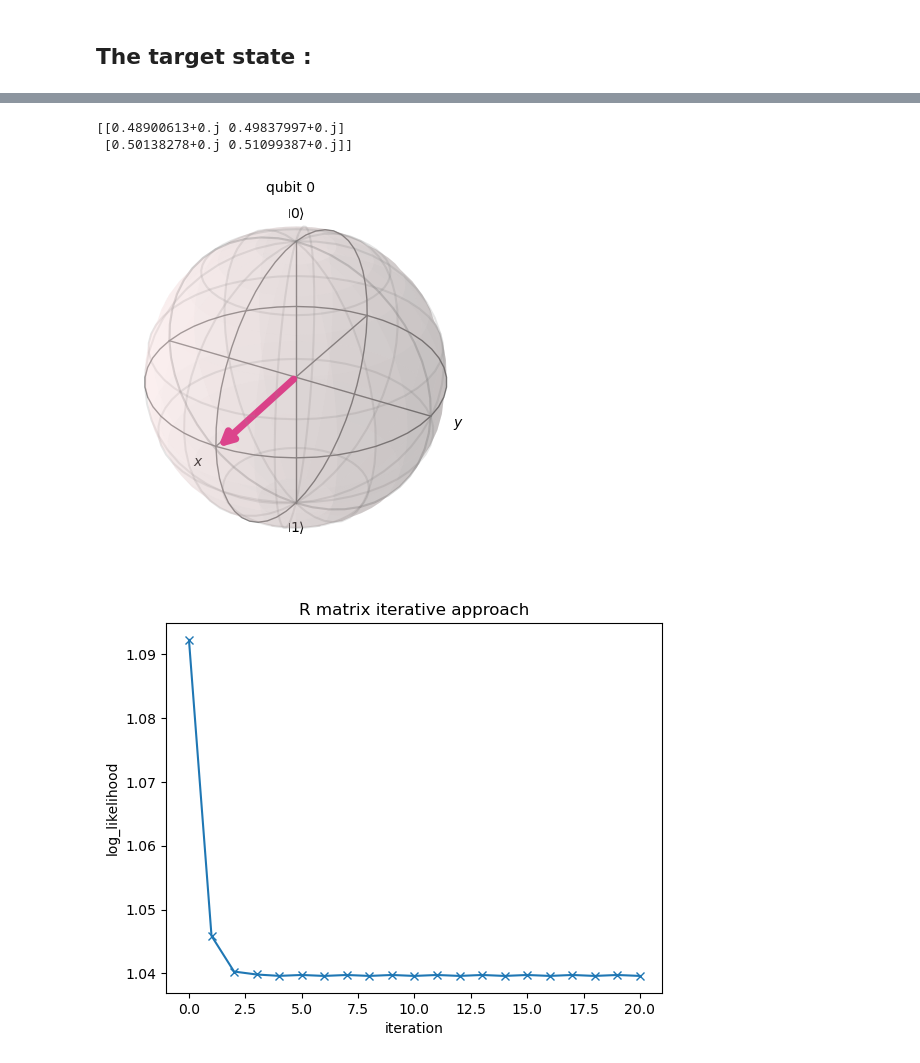
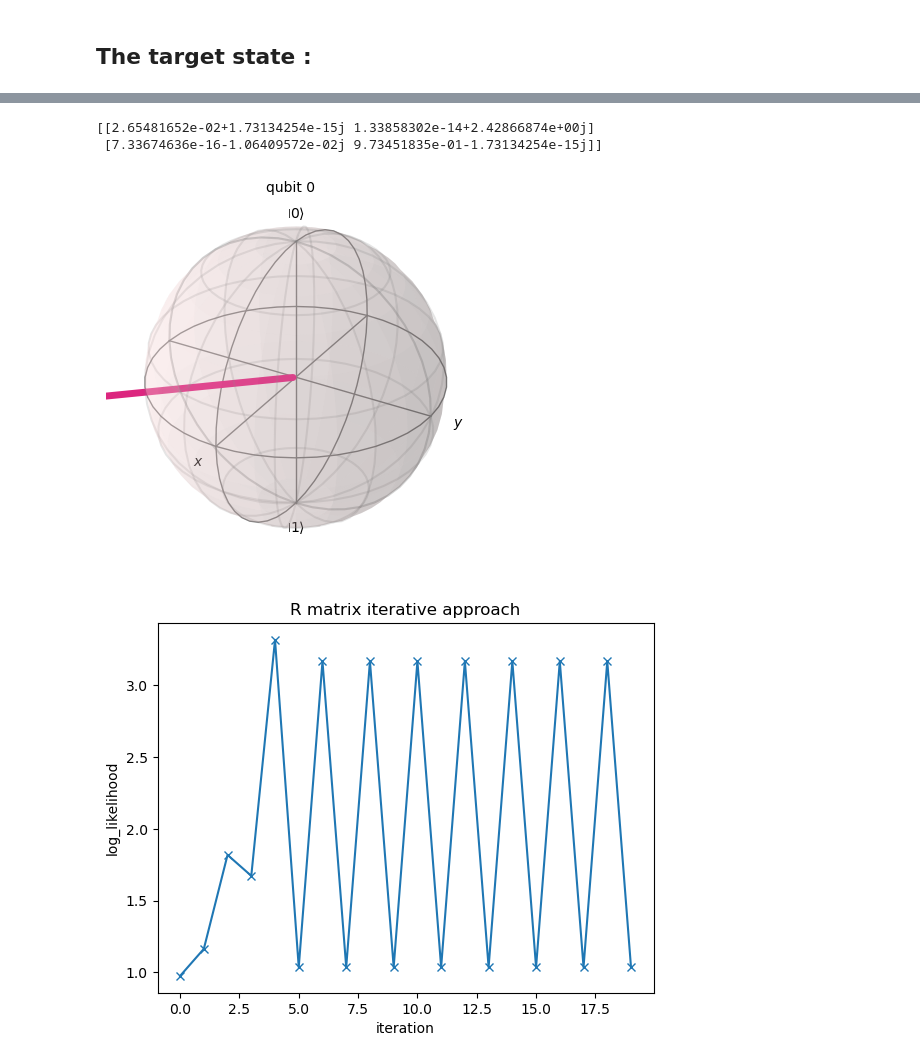
Before and after one commit to ahkatlio/MLE, a Jupyter notebook: R_matrix.ipynb, the cells around one changed output, grey strips where cells are left out. Drawn from its saved outputs; the diff is of its cells as text; code cells hidden in the pictures.

```diff
--- a/R_matrix.ipynb
+++ b/R_matrix.ipynb
@@ -32,12 +32,15 @@ def log_likelihood(frequencies,operator_list,rho):
 # %%
 #Give frequencies as lift with a fixed convention
 
-initial_state=np.array([1/np.sqrt(2),1/np.sqrt(2)])
-measurement_directions=[(0,0),(np.pi/2,0)]
+initial_state=np.array([1/np.sqrt(3),1.0j*np.sqrt(1-1/3)])
+
+#initial_state=[0,1]
+measurement_directions=[(0,0),(np.pi/2,np.pi/2)]
 
 
 frequencies=functions.get_frequencies(measurement_directions, backend=Aer.get_backend('qasm_simulator'),initial_state=initial_state)
-#frequencies=[0.25,0.25,0.5,0.0]      ## this state corresponds to +x
+
+    ## this state corresponds to +x
 
 
 x0=[1/np.sqrt(2),1/np.sqrt(2)]
@@ -47,6 +50,8 @@ z1=[0,1]
 measurement_list=[z0,z1,x0,x1]
 operator_list=get_operator_list(functions.spherical_to_amplitudes(measurement_directions))
 
+#opertator_list=get_operator_list([measurement_list])
+
 rho=np.array([[1,0],[0,1]])
 
 R=R_matrix(frequencies,operator_list,rho)
@@ -65,34 +70,34 @@ plot_bloch_multivector(initial_state)
 # %%
-def MLE_iteration(frequencies,operator_list,iterations=21):
+def MLE_iteration(frequencies,operator_list,iterations=20):
     rho=0.5*np.array([[1,0],[0,1]])
     likelihoods=[]
 
     for step in range(iterations):
         R=R_matrix(frequencies,operator_list,rho)
 
         new_rho=np.matmul(np.matmul(R,rho),R)
         normalized_new_rho= new_rho/np.trace(new_rho)
         rho=normalized_new_rho
 
         likelihoods.append(log_likelihood(frequencies,operator_list,rho))
 
     plt.title('R matrix iterative approach')
     plt.plot(likelihoods,marker='x')
     plt.ylabel('log_likelihood')
     plt.xlabel('iteration')
 
     return rho
 
 
 final_rho=MLE_iteration(frequencies,operator_list)
 print(final_rho)
 
 
 density_matrix=DensityMatrix(final_rho)
 
 plot_bloch_multivector(final_rho)
 # %% [output]
-[[0.48900613+0.j 0.49837997+0.j]
- [0.50138278+0.j 0.51099387+0.j]]
+[[2.65481652e-02+1.73134254e-15j 1.33858302e-14+2.42866874e+00j]
+ [7.33674636e-16-1.06409572e-02j 9.73451835e-01-1.73134254e-15j]]
-[figure, old version]
+[figure, new version]
-[figure, old version]
+[figure, new version]
```
Also changed, not shown: parts of 2 cells of this notebook, 1 other file.
